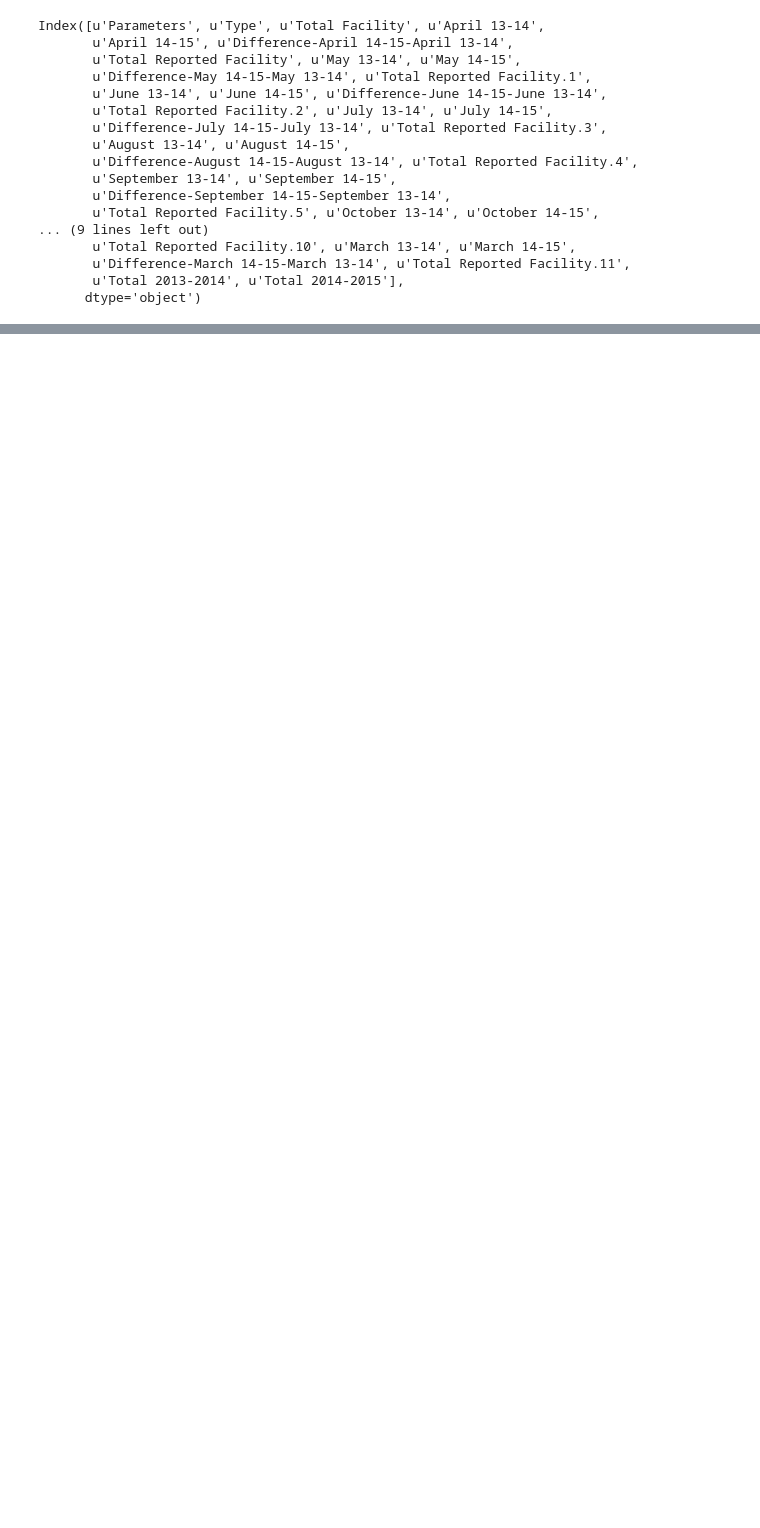
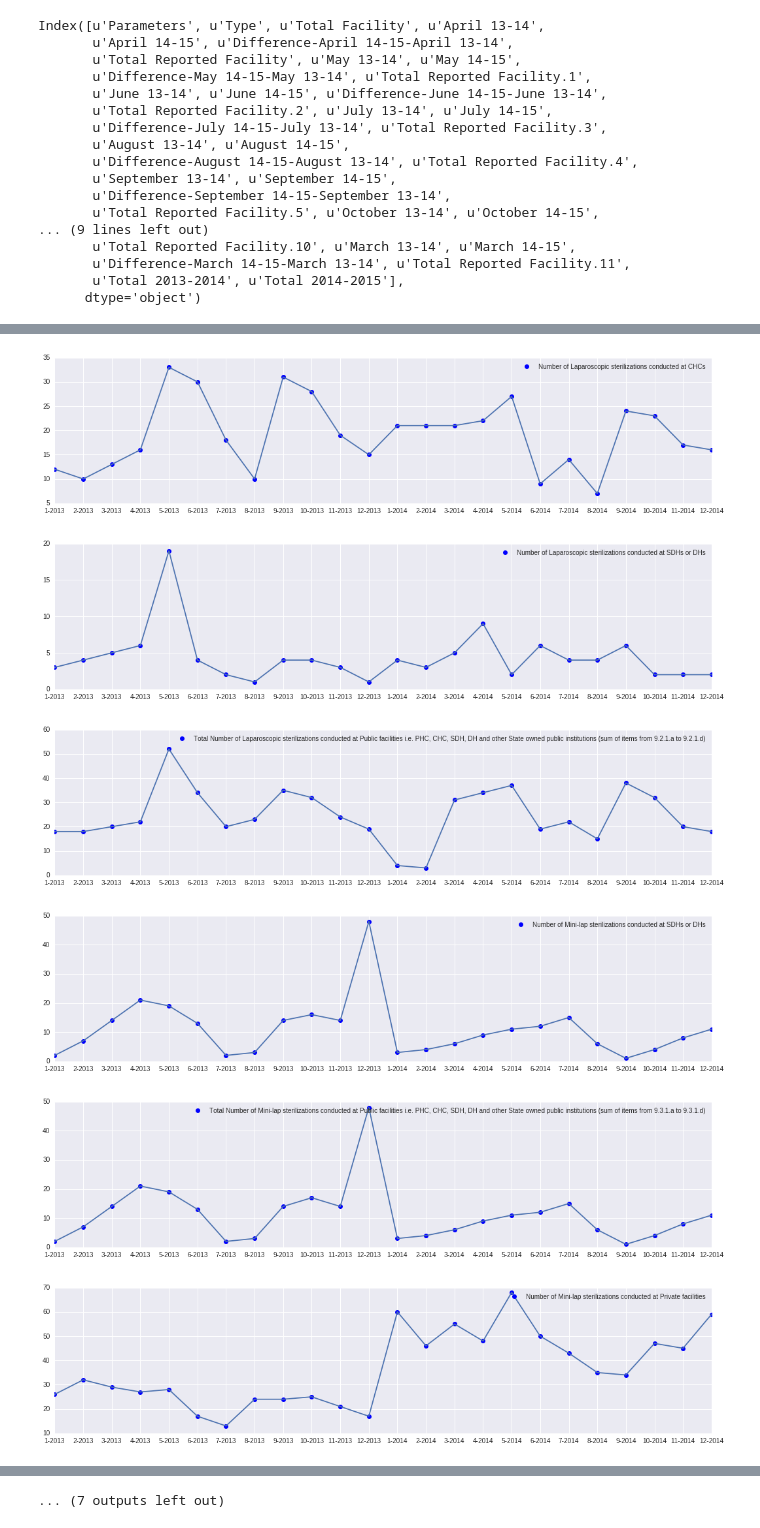
Before and after one commit to unnati-xyz/open-data-india-health, a Jupyter notebook: Analysing Health Care Data Using Open Data - Bangpypers Feb 6th.ipynb, the cells around one changed output, grey strips where cells are left out. Saved outputs shown, nothing was run; the diff lists cells and outputs as text; code cells hidden in the pictures; blank space fills up the shorter version.

Commit message:
Adding a bunch of analytics on family planning data
* Have cleaned the data
* Have removed unwanted columns
* Have the first set of plots ready

```diff
--- a/Analysing Health Care Data Using Open Data - Bangpypers Feb 6th.ipynb
+++ b/Analysing Health Care Data Using Open Data - Bangpypers Feb 6th.ipynb
@@ -98,0 +51,46 @@ Index([u'April 13-14', u'April 14-15', u'May 13-14', u'May 14-15',
+# %%
+def get_date_from_column_name(name):
+    month_present = name.split(" ")
+    year = month_present[1].split("-")
+    date_string = months[month_present[0]]+" "+year[0]
+    return datetime.strptime(date_string,"%b %y")
+# %%
+def from_datetime_get_month_and_year(date):
+
+    return str(date.month)+"-"+str(date.year)
+# %%
+def sort_df_on_time(df):
+    columns = {}
+
+    for name in (df.keys()[1:]):
+        columns[get_date_from_column_name(name)] = name
+
+    dates = columns.keys()
+    dates.sort()
+
+    new_df = pd.DataFrame()
+    new_df[df.columns[0]] = df[df.columns[0]]
+    for date in dates:
+        column_name = columns[date]
+        new_df[from_datetime_get_month_and_year(date)] = df[column_name]
+
+    return new_df
+# %%
+sorted_df = sort_df_on_time(family_planning_subset_df)
+sorted_df = sorted_df.fillna(axis=1,method='backfill')
+# %%
+for k,v in sorted_df.iterrows():
+
+    plt.figure(figsize=(18,4))
+    plt.xticks(range(0,(len(sorted_df.columns)-1)),v.index[1:])
+    plt.plot(v.values[1:],'bo')
+    plt.plot(v.values[1:])
+
+    plt.legend([v.values[0]])
+# %% [output]
+[figure, added]
+[figure, added]
+[figure, added]
+[figure, added]
+[figure, added]
+[figure, added]
@@ -98,0 +103 @@ Index([u'April 13-14', u'April 14-15', u'May 13-14', u'May 14-15',
+... (7 outputs left out)
```
Also changed, not shown: parts of 12 cells of this notebook.
